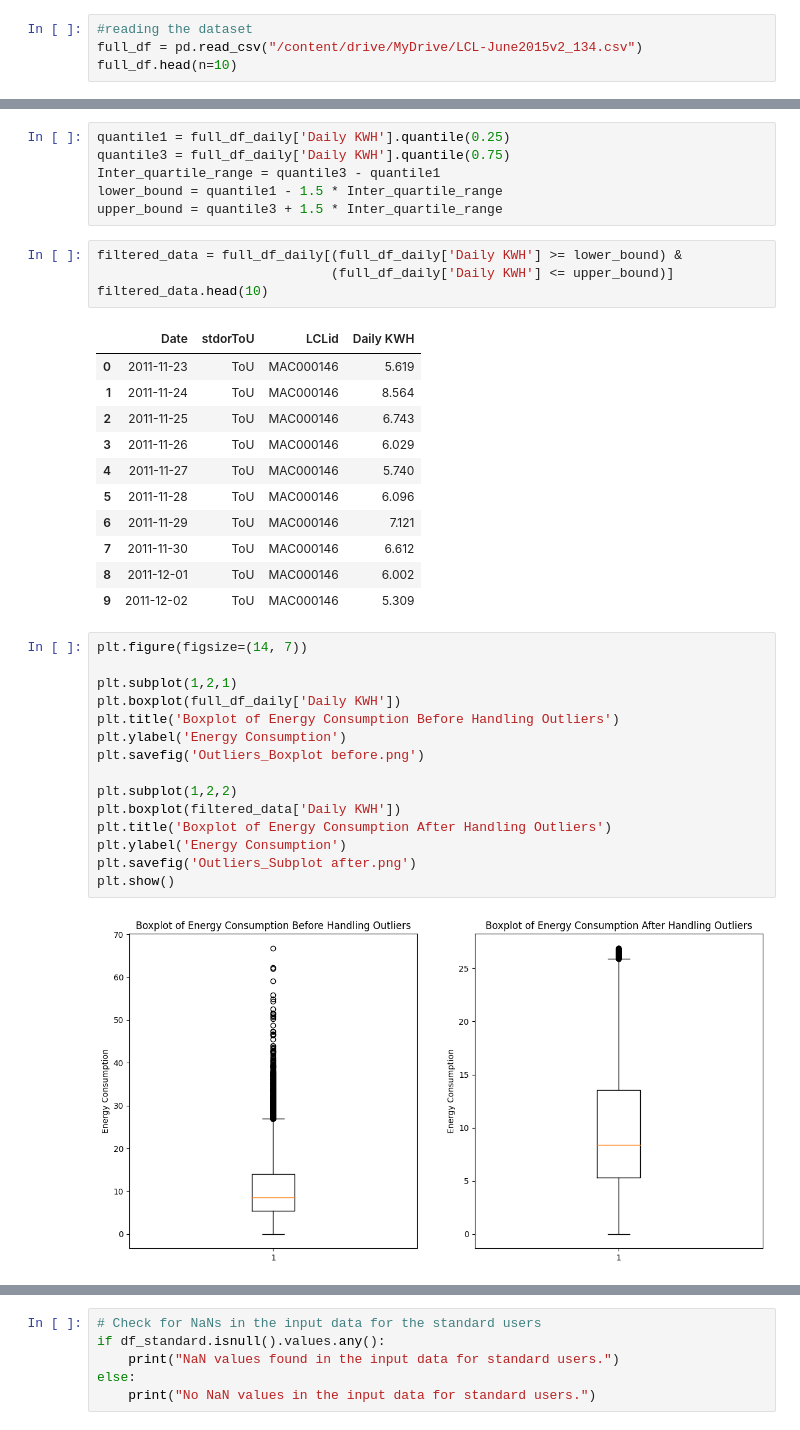
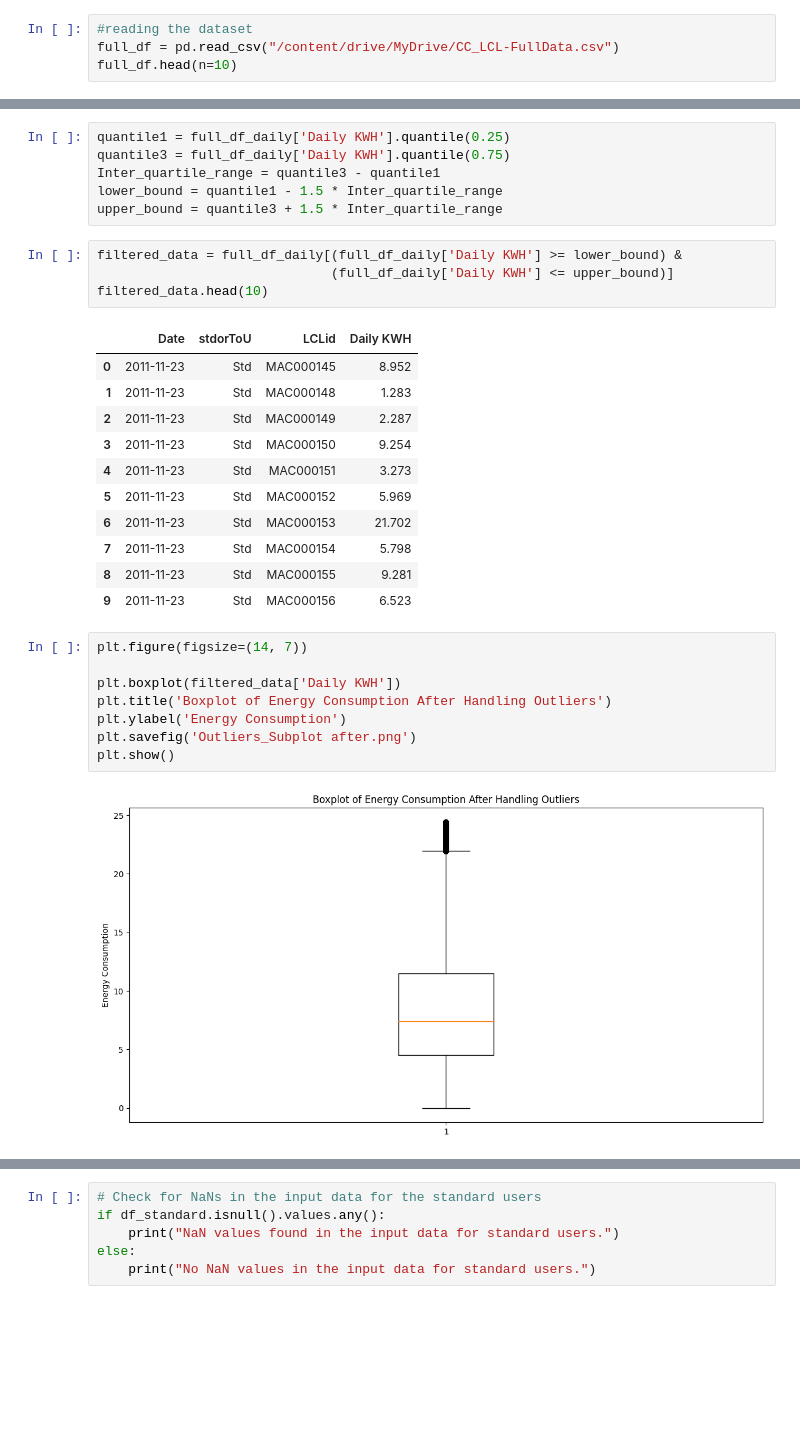
Before and after one commit to asgharlaib/Project_v1, a Jupyter notebook: Project.ipynb, the cells around one changed output, grey strips where cells are left out. Saved outputs shown, nothing was run; the diff lists cells and outputs as text; blank space fills up the shorter version.

```diff
--- a/Project.ipynb
+++ b/Project.ipynb
@@ -88,7 +88,7 @@ drive.mount('/content/drive')
 Mounted at /content/drive
 # %%
 #reading the dataset
-full_df = pd.read_csv("/content/drive/MyDrive/LCL-June2015v2_134.csv")
+full_df = pd.read_csv("/content/drive/MyDrive/CC_LCL-FullData.csv")
 full_df.head(n=10)
 # %% [output]
 |  | LCLid | stdorToU | DateTime | KWH/hh (per half hour) |
@@ -261,33 +269,26 @@ filtered_data = full_df_daily[(full_df_daily['Daily KWH'] >= lower_bound) &
 filtered_data.head(10)
 # %% [output]
 |  | Date | stdorToU | LCLid | Daily KWH |
-| 0 | 2011-11-23 | ToU | MAC000146 | 5.619 |
-| 1 | 2011-11-24 | ToU | MAC000146 | 8.564 |
-| 2 | 2011-11-25 | ToU | MAC000146 | 6.743 |
-| 3 | 2011-11-26 | ToU | MAC000146 | 6.029 |
-| 4 | 2011-11-27 | ToU | MAC000146 | 5.740 |
-| 5 | 2011-11-28 | ToU | MAC000146 | 6.096 |
-| 6 | 2011-11-29 | ToU | MAC000146 | 7.121 |
-| 7 | 2011-11-30 | ToU | MAC000146 | 6.612 |
-| 8 | 2011-12-01 | ToU | MAC000146 | 6.002 |
-| 9 | 2011-12-02 | ToU | MAC000146 | 5.309 |
+| 0 | 2011-11-23 | Std | MAC000145 | 8.952 |
+| 1 | 2011-11-23 | Std | MAC000148 | 1.283 |
+| 2 | 2011-11-23 | Std | MAC000149 | 2.287 |
+| 3 | 2011-11-23 | Std | MAC000150 | 9.254 |
+| 4 | 2011-11-23 | Std | MAC000151 | 3.273 |
+| 5 | 2011-11-23 | Std | MAC000152 | 5.969 |
+| 6 | 2011-11-23 | Std | MAC000153 | 21.702 |
+| 7 | 2011-11-23 | Std | MAC000154 | 5.798 |
+| 8 | 2011-11-23 | Std | MAC000155 | 9.281 |
+| 9 | 2011-11-23 | Std | MAC000156 | 6.523 |
 # %%
 plt.figure(figsize=(14, 7))
 
-plt.subplot(1,2,1)
-plt.boxplot(full_df_daily['Daily KWH'])
-plt.title('Boxplot of Energy Consumption Before Handling Outliers')
-plt.ylabel('Energy Consumption')
-plt.savefig('Outliers_Boxplot before.png')
-
-plt.subplot(1,2,2)
 plt.boxplot(filtered_data['Daily KWH'])
 plt.title('Boxplot of Energy Consumption After Handling Outliers')
 plt.ylabel('Energy Consumption')
 plt.savefig('Outliers_Subplot after.png')
 plt.show()
 # %% [output]
-[figure, old version]
+[figure, new version]
 # %%
 # Count the occurrences of each category
 counts = filtered_data['stdorToU'].value_counts()
```
Also changed, not shown: parts of 10 cells of this notebook.
